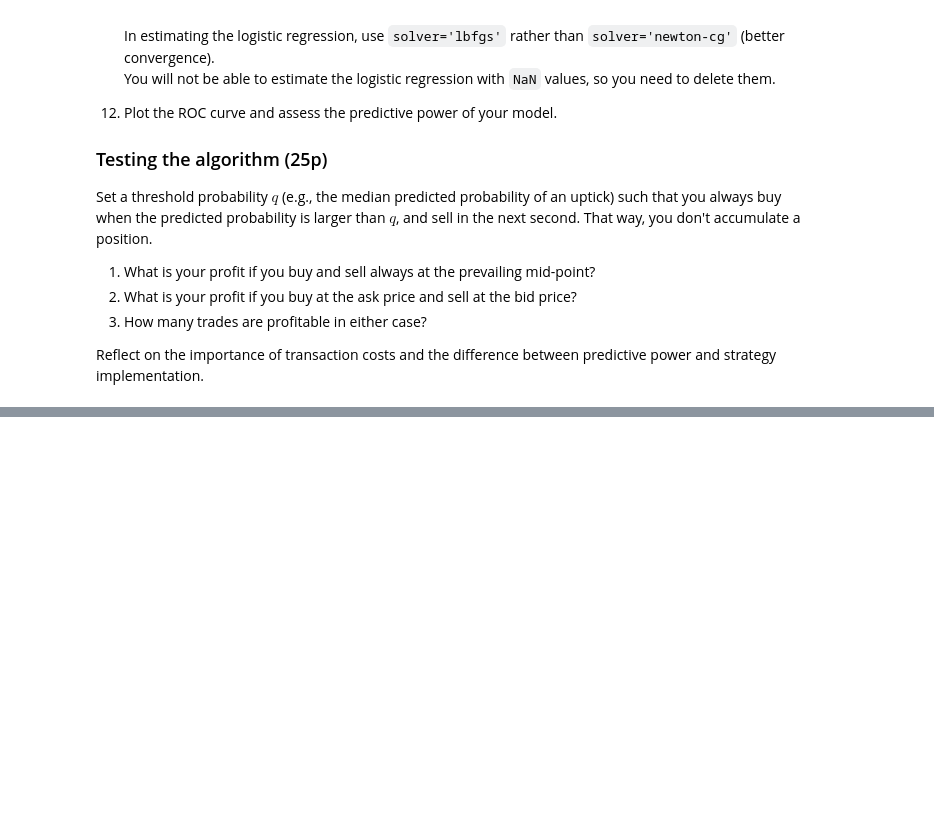
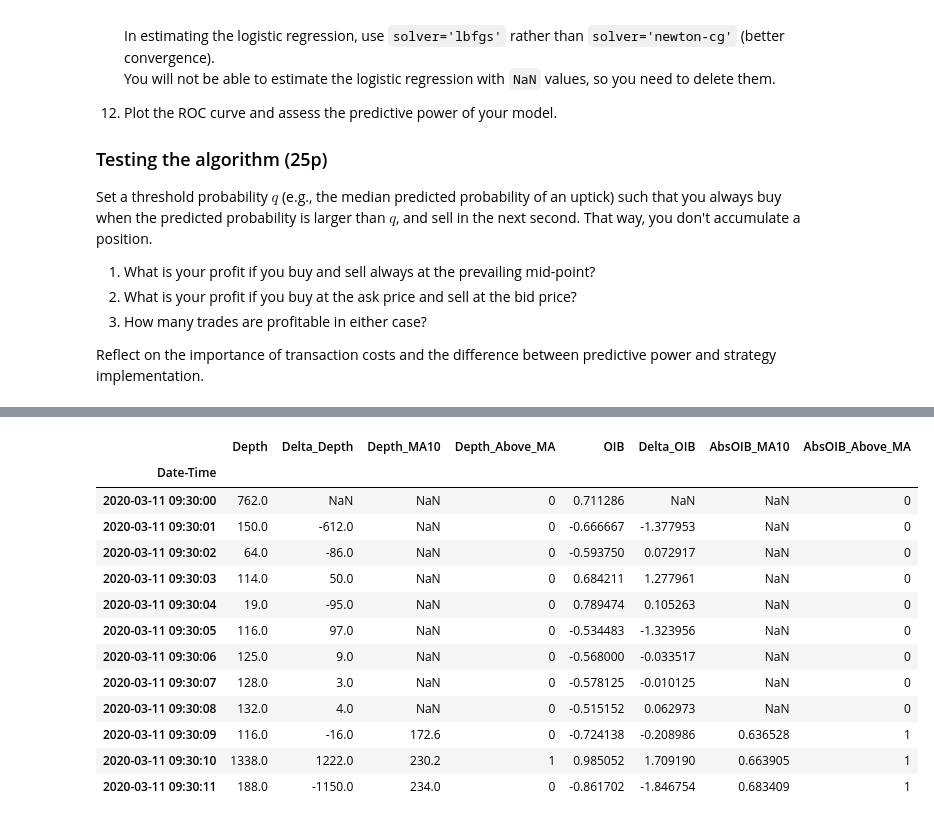
Before and after one commit to SpiroDouvis/FNCE449, a Jupyter notebook: FNCE449_DAY4/FNCE449_Day4_Assignment.ipynb, the cells around one changed output, grey strips where cells are left out. Cells and saved outputs as stored; diff of their text form; code cells hidden in the pictures; blank space fills up the shorter version.

```diff
--- a/FNCE449_DAY4/FNCE449_Day4_Assignment.ipynb
+++ b/FNCE449_DAY4/FNCE449_Day4_Assignment.ipynb
@@ -69,0 +133,7 @@ Reflect on the importance of transaction costs and the difference between predic
+# %%
+# Q3: Keep only continuous-trading quotes, 9:30 AM - 3:30 PM local
+quotes = taq.set_index("Date-Time").sort_index()
+quotes = quotes[["Bid Price", "Bid Size", "Ask Price", "Ask Size"]].between_time("09:30", "15:30")
+
+print(f"Quote updates inside 09:30-15:30 : {len(quotes):,}  ({len(quotes)/len(taq):.1%} of the raw file)")
+quotes.head()
@@ -69,0 +194,29 @@ Reflect on the importance of transaction costs and the difference between predic
+# %%
+# Q10: first differences of depth and order imbalance
+book["Delta_Depth"] = book["Depth"].diff()
+book["Delta_OIB"]   = book["OIB"].diff()
+
+# Q11: 10-second rolling means, and the "above the rolling mean" dummies
+book["Depth_MA10"]  = book["Depth"].rolling(10).mean()
+book["AbsOIB_MA10"] = book["OIB"].abs().rolling(10).mean()
+
+book["Depth_Above_MA"]  = np.where(book["Depth"] > book["Depth_MA10"], 1, 0)
+book["AbsOIB_Above_MA"] = np.where(book["OIB"].abs() > book["AbsOIB_MA10"], 1, 0)
+
+book[["Depth", "Delta_Depth", "Depth_MA10", "Depth_Above_MA",
+      "OIB", "Delta_OIB", "AbsOIB_MA10", "AbsOIB_Above_MA"]].head(12)
+# %% [output]
+|  | Depth | Delta_Depth | Depth_MA10 | Depth_Above_MA | OIB | Delta_OIB | AbsOIB_MA10 | AbsOIB_Above_MA |
+| Date-Time |  |  |  |  |  |  |  |  |
+| 2020-03-11 09:30:00 | 762.0 | NaN | NaN | 0 | 0.711286 | NaN | NaN | 0 |
+| 2020-03-11 09:30:01 | 150.0 | -612.0 | NaN | 0 | -0.666667 | -1.377953 | NaN | 0 |
+| 2020-03-11 09:30:02 | 64.0 | -86.0 | NaN | 0 | -0.593750 | 0.072917 | NaN | 0 |
+| 2020-03-11 09:30:03 | 114.0 | 50.0 | NaN | 0 | 0.684211 | 1.277961 | NaN | 0 |
+| 2020-03-11 09:30:04 | 19.0 | -95.0 | NaN | 0 | 0.789474 | 0.105263 | NaN | 0 |
+| 2020-03-11 09:30:05 | 116.0 | 97.0 | NaN | 0 | -0.534483 | -1.323956 | NaN | 0 |
+| 2020-03-11 09:30:06 | 125.0 | 9.0 | NaN | 0 | -0.568000 | -0.033517 | NaN | 0 |
+| 2020-03-11 09:30:07 | 128.0 | 3.0 | NaN | 0 | -0.578125 | -0.010125 | NaN | 0 |
+| 2020-03-11 09:30:08 | 132.0 | 4.0 | NaN | 0 | -0.515152 | 0.062973 | NaN | 0 |
+| 2020-03-11 09:30:09 | 116.0 | -16.0 | 172.6 | 0 | -0.724138 | -0.208986 | 0.636528 | 1 |
+| 2020-03-11 09:30:10 | 1338.0 | 1222.0 | 230.2 | 1 | 0.985052 | 1.709190 | 0.663905 | 1 |
+| 2020-03-11 09:30:11 | 188.0 | -1150.0 | 234.0 | 0 | -0.861702 | -1.846754 | 0.683409 | 1 |
```
Also changed, not shown: parts of 23 cells of this notebook, 2 other files.
